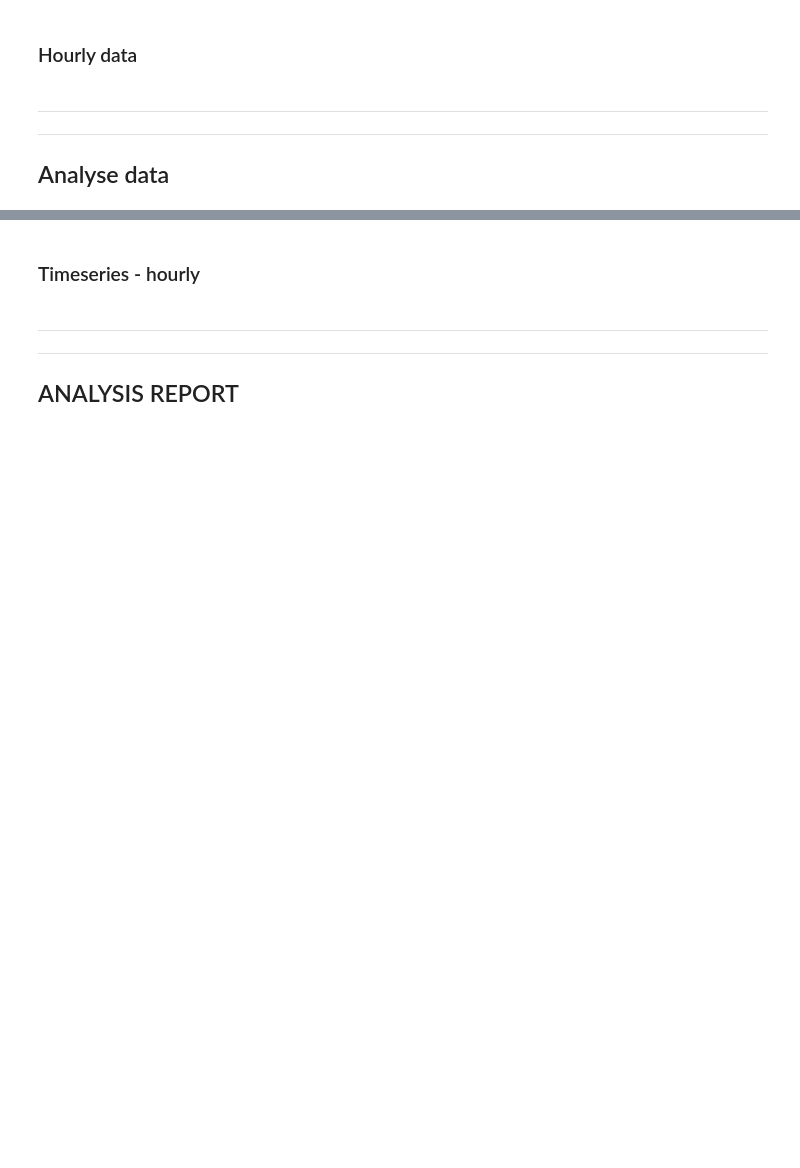
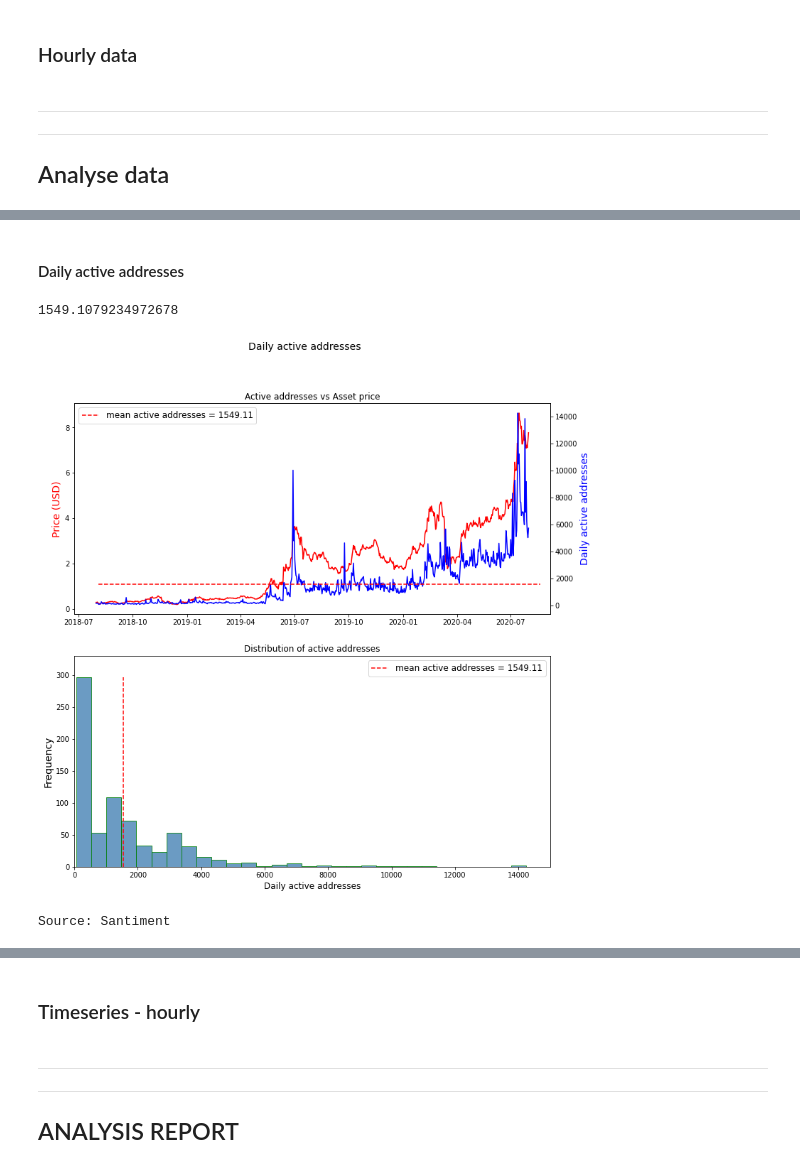
Before and after one commit to willr-seriousprojects/maker-dao, a Jupyter notebook: Maker-Risk/LINK/link.ipynb, the cells around one changed output, grey strips where cells are left out. Cells and saved outputs as stored; diff of their text form; code cells hidden in the pictures; blank space fills up the shorter version.

Commit message:
Added all charts

```diff
--- a/Maker-Risk/LINK/link.ipynb
+++ b/Maker-Risk/LINK/link.ipynb
@@ -1435,7 +1500,7 @@ df_tx_voltoken = get_metric_timeseries('transaction_volume','chainlink') #unit:
 df_tx_volusd = get_metric_timeseries('transaction_volume_usd','chainlink')   #unit: usd
 df_tx_count = get_metric_timeseries('transactions_count','chainlink')
 
-df_tx_realvol = get_messari_ts('chainlink','real.vol')
+df_tx_realvol = get_messari_ts('chainlink','real.vol',interval='1d', start='2018-07-30', end='2020-08-01')
 
 # Trading volume by pair USD/USDC/BTC/ETH/USDT
 # Based on messari "real volume" list
@@ -2587,0 +3129,18 @@ df_highestpairs = get_toppairs_vol('LINK', limit=10) # not sure if relevant
+# %%
+# Add columns
+df_activity_day['Total_supply'] = 1000000000 #hardcoded int
+
+# Get all pairs in list by exchange
+col_treasury_list= list(df_activity_day[['balance_0xe0362','balance_0x75398','balance_0x5560d','balance_0xdad22','balance_0xbe697','balance_0xf37c3']])
+
+# Sum rows for cols in list
+df_activity_day['Sum_treasury'] = df_activity_day[col_treasury_list].sum(axis=1)
+
+# Get circulating supply (e.g. coingecko)
+col_trea_node_list = list(df_activity_day[['Sum_treasury','balance_nodeops']])
+
+df_activity_day['Circulating_supply'] = df_activity_day['Total_supply'] - df_activity_day[col_trea_node_list].sum(axis=1)
+# %%
+df_activity_day['Amount held by top addresses (% total supply)'] = df_activity_day['Amount held by top addresses'] / df_activity_day['Total_supply']
+# %%
+df_activity_day['Amount held by top addresses (% circulating supply )'] = ((df_activity_day['Amount held by top addresses'] - (df_activity_day['Sum_treasury'] + df_activity_day['balance_nodeops'])) / df_activity_day['Circulating_supply'])
@@ -2609,0 +3436,48 @@ Lending platforms
+# %% [markdown]
+#### Daily active addresses
+# %%
+df_activity_day['chainlink_daily_active_addresses'].mean()
+# %% [output]
+1549.1079234972678
+# %%
+x = df_activity_day.index
+y1 = df_activity_day['closePriceUsd']
+y2 = df_activity_day['chainlink_daily_active_addresses']
+mean_add = df_activity_day['chainlink_daily_active_addresses'].mean()
+
+
+
+fig, (ax1, ax2) = plt.subplots(2, figsize=(12,12), sharex=False)
+
+fig.suptitle('Daily active addresses', fontsize=14)
+
+
+# First plot two y-axis
+ax1.plot(x, y1, color="red")
+ax1.set_ylabel("Price (USD)",color="red",fontsize=14)
+ax1.set_title('Active addresses vs Asset price')
+
+# make a plot with different y-axis using second axis object
+ax12 = ax1.twinx()
+ax12.plot(x, y2,color="blue")
+ax12.set_ylabel("Daily active addresses",color="blue",fontsize=14)
+ax12.axhline(y2.mean(), xmin=0.05,xmax=0.98,color='red',linestyle='dashed',label=f'mean active addresses = {mean_add.round(2)}')
+ax12.legend(fontsize=12)
+
+# Daily active address distribution
+ax2.hist(y2, bins=30, alpha=0.8,
+          histtype='bar', color='steelblue',
+          edgecolor='green')
+ax2.axvline(y2.mean(), color='red',linestyle='dashed', ymax=0.9,label=f'mean active addresses = {mean_add.round(2)}')
+ax2.set_ylabel("Frequency",fontsize=14)
+ax2.set_xlabel("Daily active addresses",fontsize=12)
+ax2.set_title('Distribution of active addresses')
+ax2.set(xlim=(0, 15000), ylim=(0, 330))
+ax2.legend(fontsize=12)
+
+plt.show()
+
+print('Source: Santiment')
+# %% [output]
+[figure, added]
+Source: Santiment
```
Also changed, not shown: parts of 228 cells of this notebook, 10 other files.
